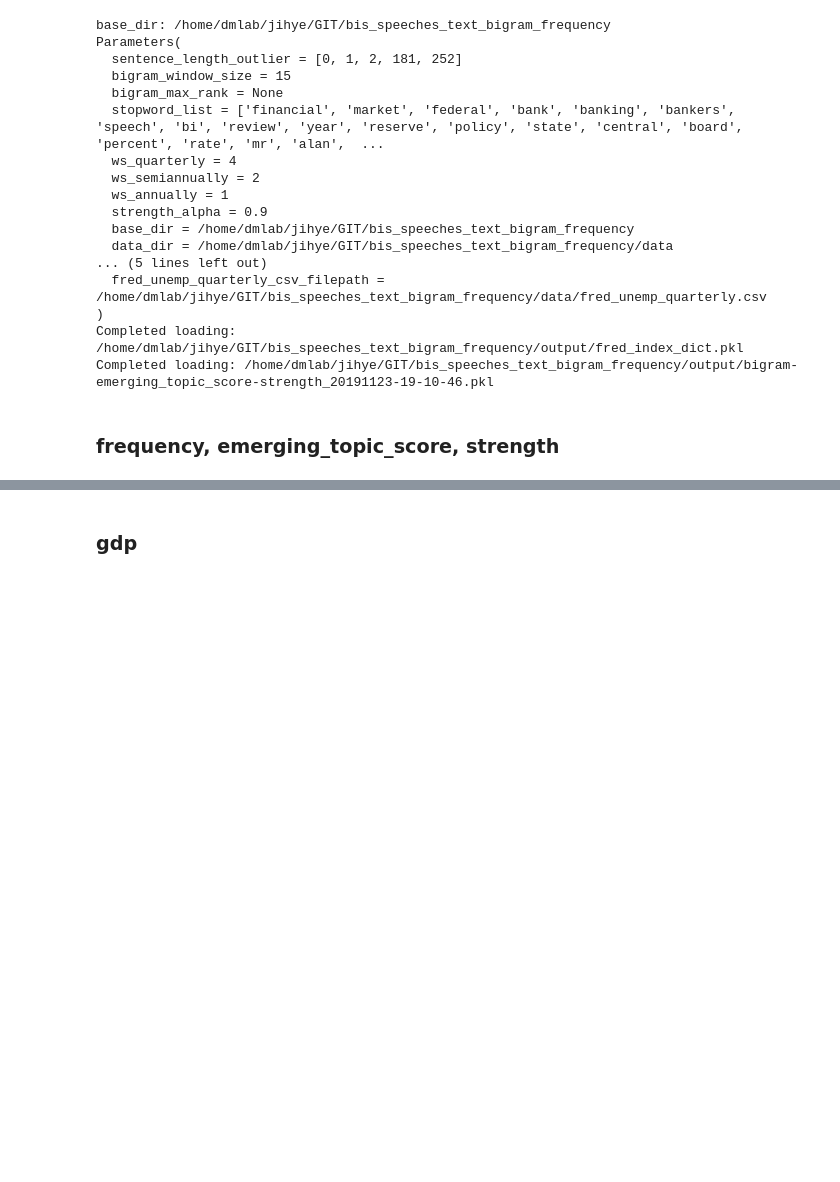
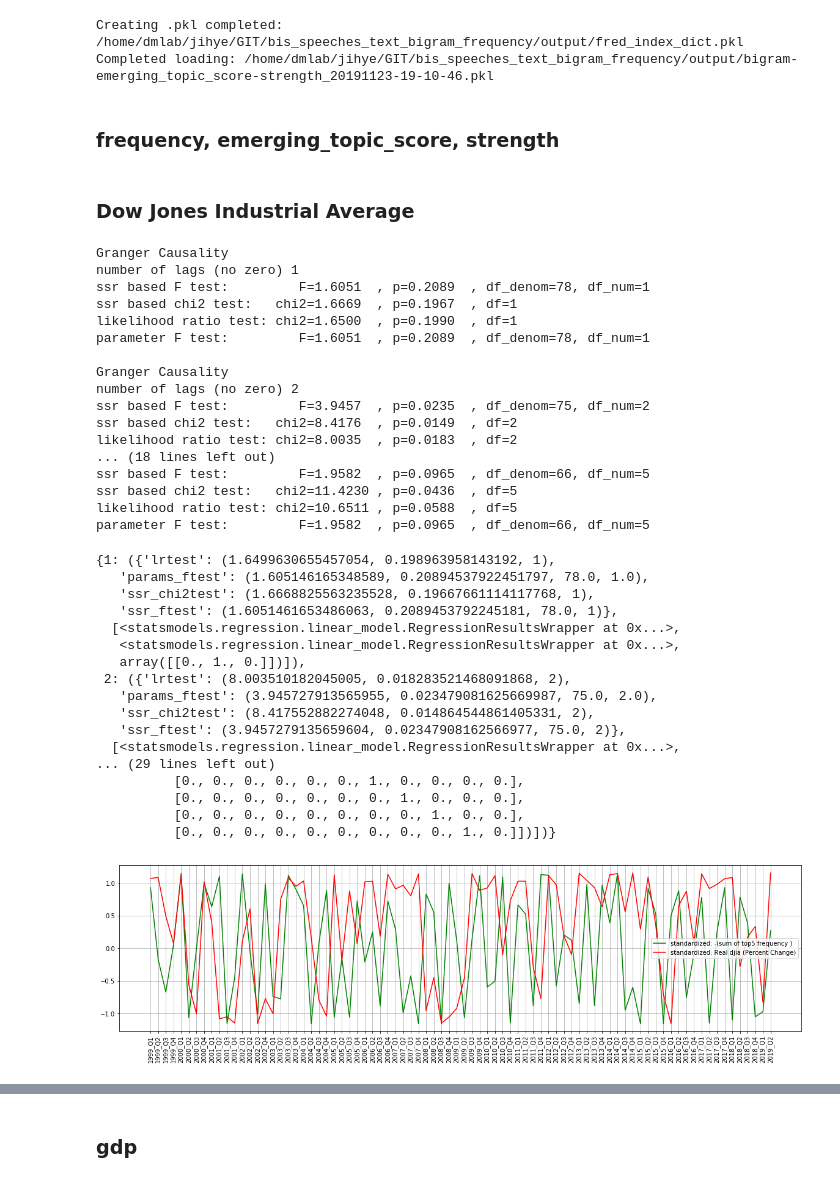
Before and after one commit to fagan2888/bis_speeches_text_bigram_frequency, a Jupyter notebook: source/check_granger_causality_Frequency_rolling_gdp_unemployment_interest-rate_ted.ipynb, the cells around one changed output, grey strips where cells are left out. Cells and saved outputs as stored; diff of their text form; code cells hidden in the pictures; blank space fills up the shorter version.

```diff
--- a/source/check_granger_causality_Frequency_rolling_gdp_unemployment_interest-rate_ted.ipynb
+++ b/source/check_granger_causality_Frequency_rolling_gdp_unemployment_interest-rate_ted.ipynb
@@ -18,29 +18,15 @@ fred_unemp_quarterly_csv_filepath = parameters.fred_unemp_quarterly_csv_filepath
 fred_unemp_not_adjusted_quarterly_csv_filepath = os.path.join(parameters.data_dir, 'fred_unemp_not_adjusted_quarterly.csv')
 fred_interest_rate_quarterly_csv_filepath = os.path.join(parameters.data_dir, 'fred_interest_rate_quarterly.csv')
 fred_ted_spread_quarterly_csv_filepath = os.path.join(parameters.data_dir, 'fred_ted_spread_quarterly.csv')
-fred_index_filepath_dict = {'gdp': fred_gdp_quarterly_csv_filepath, 'unemployment': fred_unemp_quarterly_csv_filepath, 'unemployment_not_adjusted': fred_unemp_not_adjusted_quarterly_csv_filepath, 'interest_rate': fred_interest_rate_quarterly_csv_filepath, 'ted_spread': fred_ted_spread_quarterly_csv_filepath}
+yahoo_djia_quarterly_csv_filepath = os.path.join(parameters.data_dir, 'yahoo_djia_quarterly.csv')
+fred_index_filepath_dict = {'gdp': fred_gdp_quarterly_csv_filepath, 'unemployment': fred_unemp_quarterly_csv_filepath, 'unemployment_not_adjusted': fred_unemp_not_adjusted_quarterly_csv_filepath, 'interest_rate': fred_interest_rate_quarterly_csv_filepath, 'ted_spread': fred_ted_spread_quarterly_csv_filepath, 'djia': yahoo_djia_quarterly_csv_filepath}
 fred_index_dict_pkl_filepath = os.path.join(parameters.output_base_dir, 'fred_index_dict.pkl')
 fred_index_dict = get_index_dict(fred_index_dict_pkl_filepath, fred_index_filepath_dict)
 
 bigram_uniqueness_strength_pkl_filepath = os.path.join(parameters.output_base_dir, 'bigram-emerging_topic_score-strength_20191123-19-10-46.pkl')
 bigram_uniqueness_strength_dict = load_pkl(bigram_uniqueness_strength_pkl_filepath)
 # %% [output]
-base_dir: /home/dmlab/jihye/GIT/bis_speeches_text_bigram_frequency
-Parameters(
-  sentence_length_outlier = [0, 1, 2, 181, 252]
-  bigram_window_size = 15
-  bigram_max_rank = None
-  stopword_list = ['financial', 'market', 'federal', 'bank', 'banking', 'bankers', 'speech', 'bi', 'review', 'year', 'reserve', 'policy', 'state', 'central', 'board', 'percent', 'rate', 'mr', 'alan',  ...
-  ws_quarterly = 4
-  ws_semiannually = 2
-  ws_annually = 1
-  strength_alpha = 0.9
-  base_dir = /home/dmlab/jihye/GIT/bis_speeches_text_bigram_frequency
-  data_dir = /home/dmlab/jihye/GIT/bis_speeches_text_bigram_frequency/data
-... (5 lines left out)
-  fred_unemp_quarterly_csv_filepath = /home/dmlab/jihye/GIT/bis_speeches_text_bigram_frequency/data/fred_unemp_quarterly.csv
-)
-Completed loading: /home/dmlab/jihye/GIT/bis_speeches_text_bigram_frequency/output/fred_index_dict.pkl
+Creating .pkl completed:  /home/dmlab/jihye/GIT/bis_speeches_text_bigram_frequency/output/fred_index_dict.pkl
 Completed loading: /home/dmlab/jihye/GIT/bis_speeches_text_bigram_frequency/output/bigram-emerging_topic_score-strength_20191123-19-10-46.pkl
 # %% [markdown]
 ### frequency, emerging_topic_score, strength
@@ -59,7 +45,7 @@ rolling_window = 3
 # proposed_data_x_dict = {'frequency': {'gdp': list(), 'unemployment': list()}, 'emerging_topic_score': {'gdp': list(), 'unemployment': list()}, 'strength': {'gdp': list(), 'unemployment': list()}}
 # fred_data_y_dict = {'gdp': list(), 'unemployment': list(), 'unemployment_not_adjusted': list()}
 
-indices = ['gdp', 'unemployment', 'unemployment_not_adjusted', 'interest_rate', 'ted_spread']
+indices = ['gdp', 'unemployment', 'unemployment_not_adjusted', 'interest_rate', 'ted_spread', 'djia']
 period_dict = dict()
 proposed_data_x_dict = {'frequency': dict(), 'emerging_topic_score': dict(), 'strength': dict()}
 fred_data_y_dict = dict()
@@ -135,3 +121,50 @@ def show_plt_chart_rolling(x_, y_, x_ticks_list, rolling_window, x_label, y_labe
     return grangercausalitytests(df, maxlag=max_lag)
 
 plt.rcParams["figure.figsize"] = (20,5)
+# %% [markdown]
+### Dow Jones Industrial Average
+# %%
+index_name = 'djia'
+i = 'frequency'
+x_ = proposed_data_x_dict[i][index_name]
+y_ = fred_data_y_dict[index_name]
+x_ticks_list = period_dict[index_name]
+x_label = 'standardized: -(sum of top5 ' + i +' )'
+y_label = 'standardized: Real '+ index_name +' (Percent Change)'
+show_plt_chart_rolling(x_, y_, x_ticks_list,rolling_window, x_label, y_label)
+# %% [output]
+Granger Causality
+number of lags (no zero) 1
+ssr based F test:         F=1.6051  , p=0.2089  , df_denom=78, df_num=1
+ssr based chi2 test:   chi2=1.6669  , p=0.1967  , df=1
+likelihood ratio test: chi2=1.6500  , p=0.1990  , df=1
+parameter F test:         F=1.6051  , p=0.2089  , df_denom=78, df_num=1
+
+Granger Causality
+number of lags (no zero) 2
+ssr based F test:         F=3.9457  , p=0.0235  , df_denom=75, df_num=2
+ssr based chi2 test:   chi2=8.4176  , p=0.0149  , df=2
+likelihood ratio test: chi2=8.0035  , p=0.0183  , df=2
+... (18 lines left out)
+ssr based F test:         F=1.9582  , p=0.0965  , df_denom=66, df_num=5
+ssr based chi2 test:   chi2=11.4230 , p=0.0436  , df=5
+likelihood ratio test: chi2=10.6511 , p=0.0588  , df=5
+parameter F test:         F=1.9582  , p=0.0965  , df_denom=66, df_num=5
+{1: ({'lrtest': (1.6499630655457054, 0.198963958143192, 1),
+   'params_ftest': (1.605146165348589, 0.20894537922451797, 78.0, 1.0),
+   'ssr_chi2test': (1.6668825563235528, 0.19667661114117768, 1),
+   'ssr_ftest': (1.6051461653486063, 0.2089453792245181, 78.0, 1)},
+  [<statsmodels.regression.linear_model.RegressionResultsWrapper at 0x...>,
+   <statsmodels.regression.linear_model.RegressionResultsWrapper at 0x...>,
+   array([[0., 1., 0.]])]),
+ 2: ({'lrtest': (8.003510182045005, 0.018283521468091868, 2),
+   'params_ftest': (3.945727913565955, 0.023479081625669987, 75.0, 2.0),
+   'ssr_chi2test': (8.417552882274048, 0.014864544861405331, 2),
+   'ssr_ftest': (3.9457279135659604, 0.02347908162566977, 75.0, 2)},
+  [<statsmodels.regression.linear_model.RegressionResultsWrapper at 0x...>,
+... (29 lines left out)
+          [0., 0., 0., 0., 0., 0., 1., 0., 0., 0., 0.],
+          [0., 0., 0., 0., 0., 0., 0., 1., 0., 0., 0.],
+          [0., 0., 0., 0., 0., 0., 0., 0., 1., 0., 0.],
+          [0., 0., 0., 0., 0., 0., 0., 0., 0., 1., 0.]])])}
+[figure, added]
```
Also changed, not shown: parts of 3 cells of this notebook, 1 other file.
